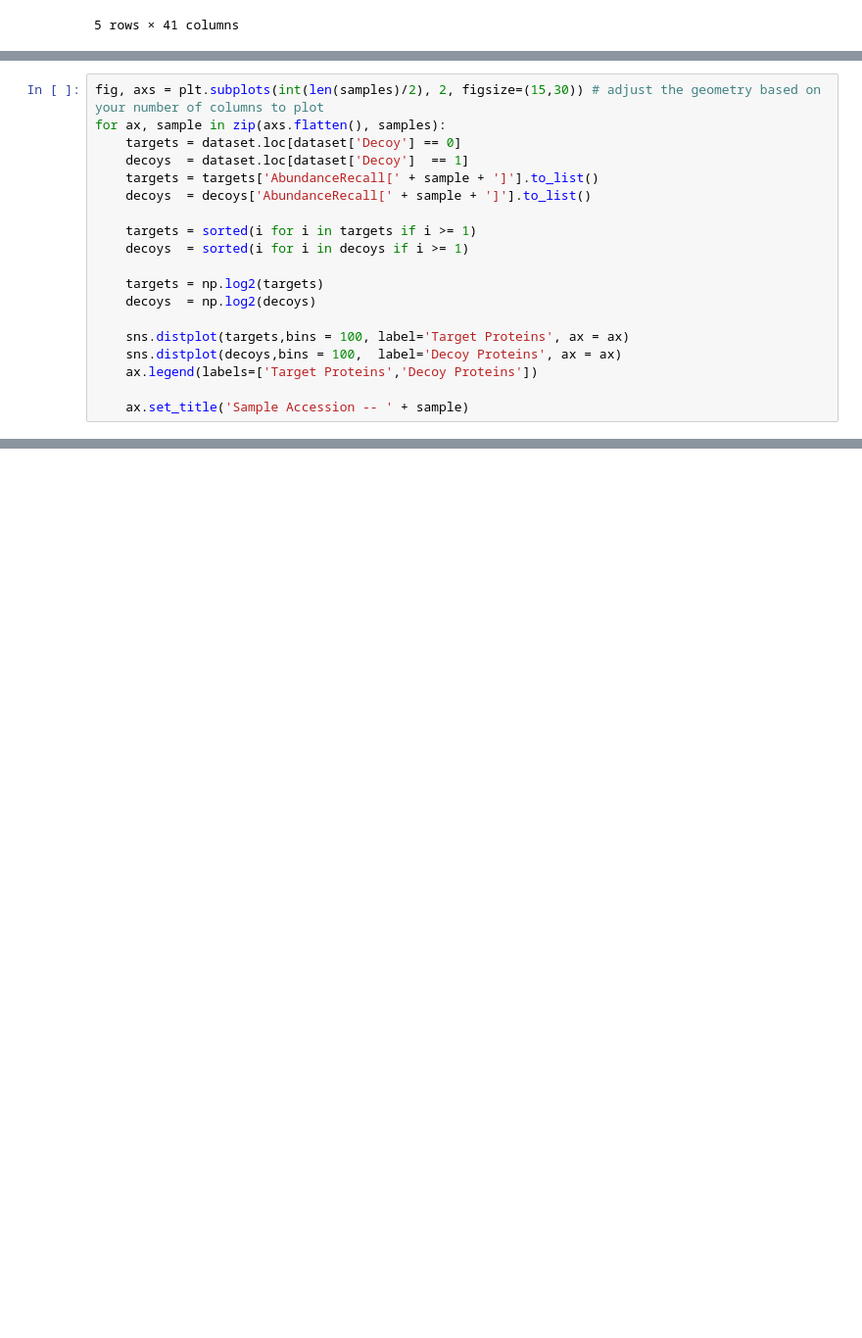
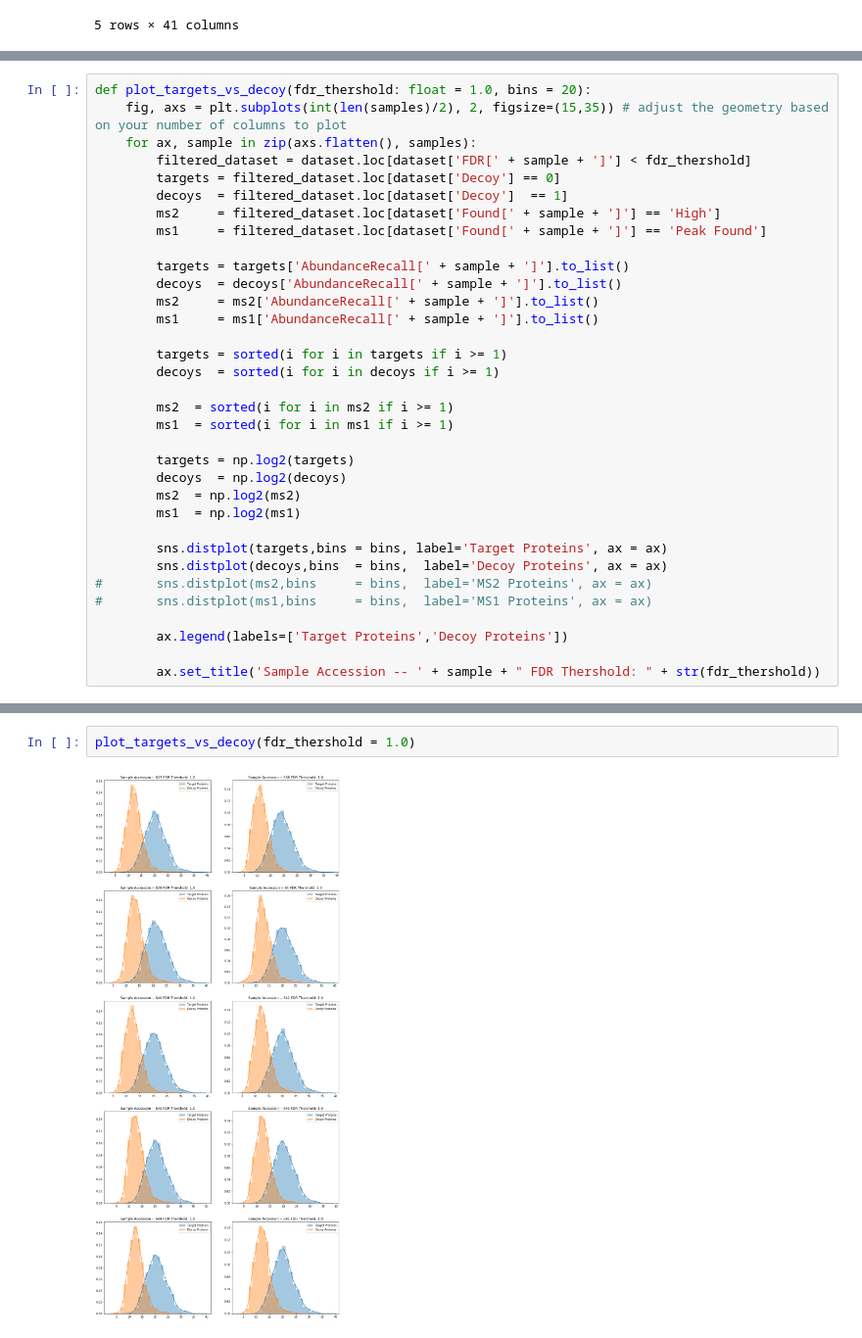
Before and after one commit to ypriverol/ms1, a Jupyter notebook: analyze-ms1-data.ipynb, the cells around one changed output, grey strips where cells are left out. Shown: that part at 98% size. Saved outputs shown, nothing was run; the diff lists cells and outputs as text; blank space fills up the shorter version.

```diff
--- a/analyze-ms1-data.ipynb
+++ b/analyze-ms1-data.ipynb
@@ -122,19 +155,34 @@ dataset.head()
 # %%
-fig, axs = plt.subplots(int(len(samples)/2), 2, figsize=(15,30)) # adjust the geometry based on your number of columns to plot
-for ax, sample in zip(axs.flatten(), samples):
-    targets = dataset.loc[dataset['Decoy'] == 0]
-    decoys  = dataset.loc[dataset['Decoy']  == 1]
-    targets = targets['AbundanceRecall[' + sample + ']'].to_list()
-    decoys  = decoys['AbundanceRecall[' + sample + ']'].to_list()
+def plot_targets_vs_decoy(fdr_thershold: float = 1.0, bins = 20):
+    fig, axs = plt.subplots(int(len(samples)/2), 2, figsize=(15,35)) # adjust the geometry based on your number of columns to plot
+    for ax, sample in zip(axs.flatten(), samples):
+        filtered_dataset = dataset.loc[dataset['FDR[' + sample + ']'] < fdr_thershold]
+        targets = filtered_dataset.loc[dataset['Decoy'] == 0]
+        decoys  = filtered_dataset.loc[dataset['Decoy']  == 1]
+        ms2     = filtered_dataset.loc[dataset['Found[' + sample + ']'] == 'High']
+        ms1     = filtered_dataset.loc[dataset['Found[' + sample + ']'] == 'Peak Found']
 
-    targets = sorted(i for i in targets if i >= 1)
-    decoys  = sorted(i for i in decoys if i >= 1)
+        targets = targets['AbundanceRecall[' + sample + ']'].to_list()
+        decoys  = decoys['AbundanceRecall[' + sample + ']'].to_list()
+        ms2     = ms2['AbundanceRecall[' + sample + ']'].to_list()
+        ms1     = ms1['AbundanceRecall[' + sample + ']'].to_list()
 
-    targets = np.log2(targets)
-    decoys  = np.log2(decoys)
+        targets = sorted(i for i in targets if i >= 1)
+        decoys  = sorted(i for i in decoys if i >= 1)
 
-    sns.distplot(targets,bins = 100, label='Target Proteins', ax = ax)
-    sns.distplot(decoys,bins = 100,  label='Decoy Proteins', ax = ax)
-    ax.legend(labels=['Target Proteins','Decoy Proteins'])
+        ms2  = sorted(i for i in ms2 if i >= 1)
+        ms1  = sorted(i for i in ms1 if i >= 1)
 
-    ax.set_title('Sample Accession -- ' + sample)
+        targets = np.log2(targets)
+        decoys  = np.log2(decoys)
+        ms2  = np.log2(ms2)
+        ms1  = np.log2(ms1)
+
+        sns.distplot(targets,bins = bins, label='Target Proteins', ax = ax)
+        sns.distplot(decoys,bins  = bins,  label='Decoy Proteins', ax = ax)
+#       sns.distplot(ms2,bins     = bins,  label='MS2 Proteins', ax = ax)
+#       sns.distplot(ms1,bins     = bins,  label='MS1 Proteins', ax = ax)
+
+        ax.legend(labels=['Target Proteins','Decoy Proteins'])
+
+        ax.set_title('Sample Accession -- ' + sample + " FDR Thershold: " + str(fdr_thershold))
@@ -142,0 +189,4 @@ for ax, sample in zip(axs.flatten(), samples):
+# %%
+plot_targets_vs_decoy(fdr_thershold = 1.0)
+# %% [output]
+[figure, added]
```
Also changed, not shown: parts of 4 cells of this notebook.
